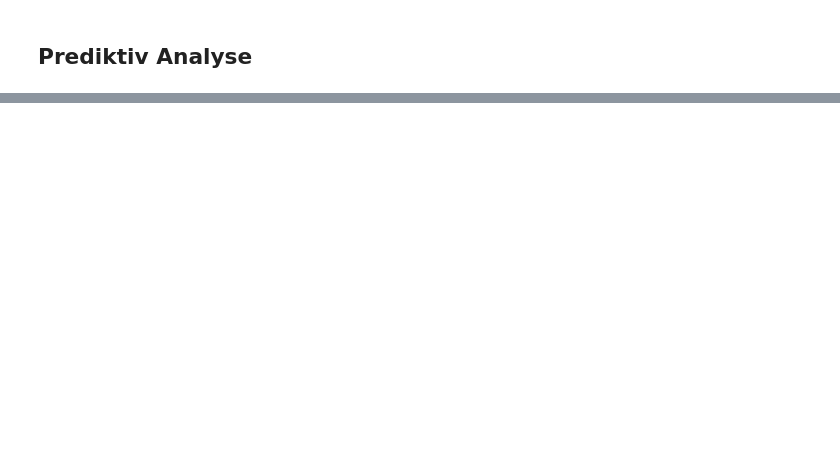
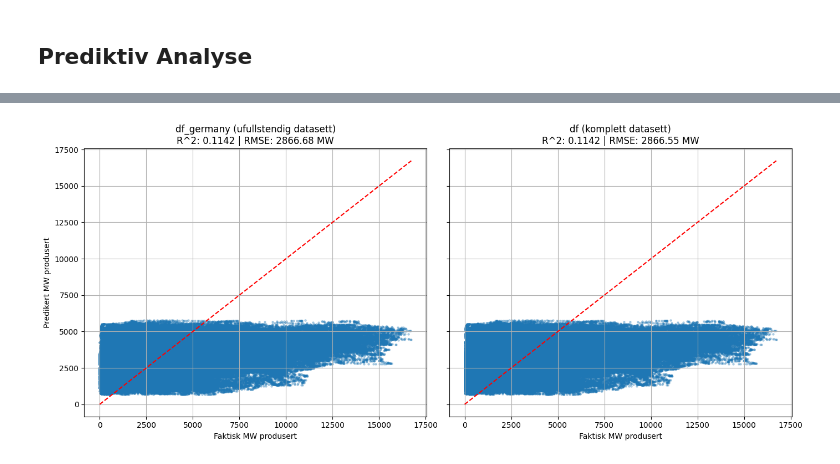
Before and after one commit to julie-edvardsen/Mappeprosjekt_Milj-dataanalyse, a Jupyter notebook: notebooks/Oppg_6.ipynb, the cells around one changed output, grey strips where cells are left out. Drawn from its saved outputs; the diff is of its cells as text; code cells hidden in the pictures; blank space fills up the shorter version.

```diff
--- a/notebooks/Oppg_6.ipynb
+++ b/notebooks/Oppg_6.ipynb
@@ -118,0 +114,34 @@ R²: 0.9885
+# %%
+# Sammenligning av prediksjonene for df og df_germany
+y_pred_df = model_complete.predict(X_complete)
+y_pred_germany = model_germany.predict(X_germany)
+
+# R^2 og RMSE for df og df_germany
+r2_df = r2_score(y_complete, y_pred_df)
+rmse_df = np.sqrt(mean_squared_error(y_complete, y_pred_df))
+
+r2_germany = r2_score(y_germany, y_pred_germany)
+rmse_germany = np.sqrt(mean_squared_error(y_germany, y_pred_germany))
+
+# Scatterplots ved siden av hverandre
+fig, axes = plt.subplots(1, 2, figsize=(14, 6), sharex=True, sharey=True)
+
+# df_germany
+axes[0].scatter(y_germany, y_pred_germany, alpha=0.3, s=5)
+axes[0].plot([y_germany.min(), y_germany.max()], [y_germany.min(), y_germany.max()], 'r--')
+axes[0].set_title(f"df_germany (ufullstendig datasett)\nR^2: {r2_germany:.4f} | RMSE: {rmse_germany:.2f} MW")
+axes[0].set_xlabel("Faktisk MW produsert")
+axes[0].set_ylabel("Predikert MW produsert")
+axes[0].grid(True)
+
+# df
+axes[1].scatter(y_complete, y_pred_df, alpha=0.3, s=5)
+axes[1].plot([y_complete.min(), y_complete.max()], [y_complete.min(), y_complete.max()], 'r--')
+axes[1].set_title(f"df (komplett datasett)\nR^2: {r2_df:.4f} | RMSE: {rmse_df:.2f} MW")
+axes[1].set_xlabel("Faktisk MW produsert")
+axes[1].grid(True)
+
+plt.tight_layout()
+plt.show()
+# %% [output]
+[figure, added]
```
Also changed, not shown: parts of 4 cells of this notebook, 1 other file.
